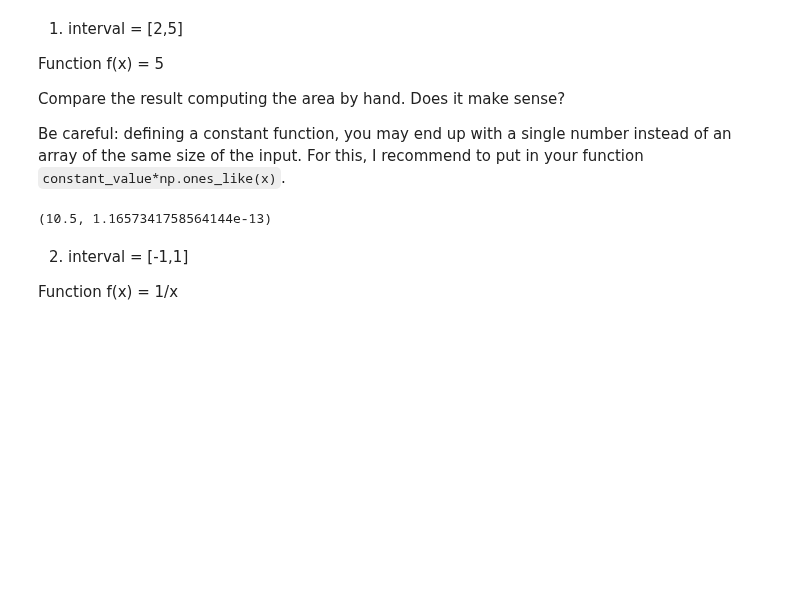
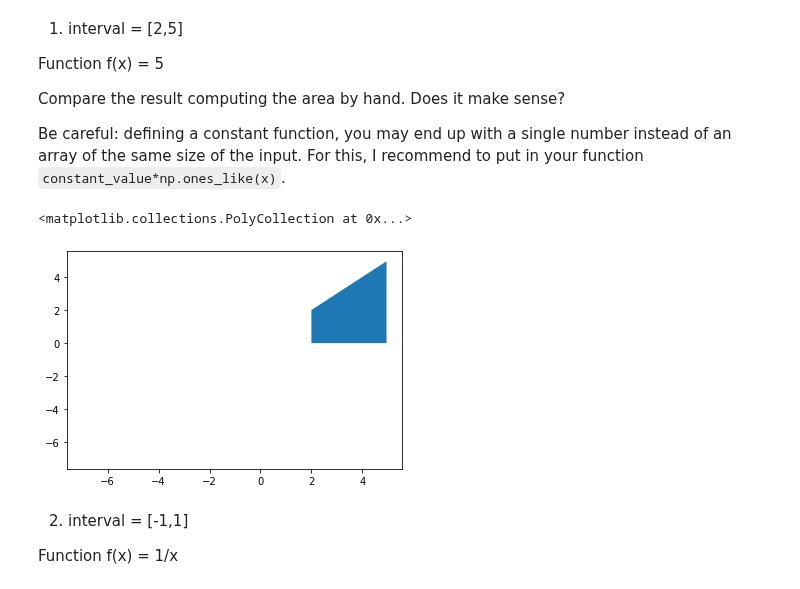
Before and after one commit to felixschh/ai_jan22_felix, a Jupyter notebook: 13. Gradients and Integrals/Gradient Descent and Integrals.ipynb, the cells around one changed output. Drawn from its saved outputs; the diff is of its cells as text; code cells hidden in the pictures; blank space fills up the shorter version.

```diff
--- a/13. Gradients and Integrals/Gradient Descent and Integrals.ipynb
+++ b/13. Gradients and Integrals/Gradient Descent and Integrals.ipynb
@@ -105,15 +105,19 @@ Be careful: defining a constant function, you may end up with a single number in
 # %%
 from scipy import integrate
 
 a, b = [2, 5]
 
 def f(x):
     return x
 
 result = integrate.quad(f, a, b)
 result
+
+plt.plot(x, f(x))
+plt.fill_between(section,f(section))
 # %% [output]
-(10.5, 1.1657341758564144e-13)
+<matplotlib.collections.PolyCollection at 0x...>
+[figure, added]
 # %% [markdown]
 2. interval = \[-1,1\]
 
```
Also changed, not shown: parts of 5 cells of this notebook.
